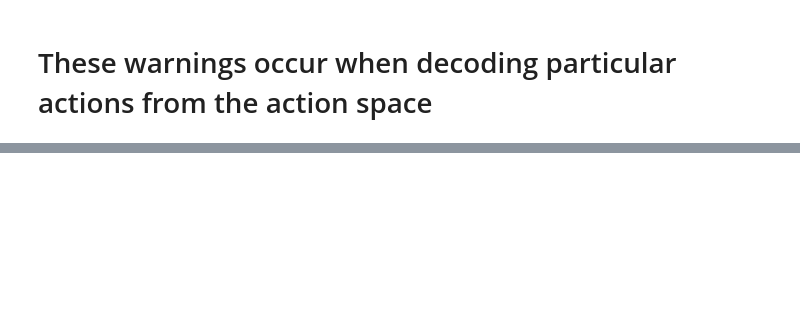
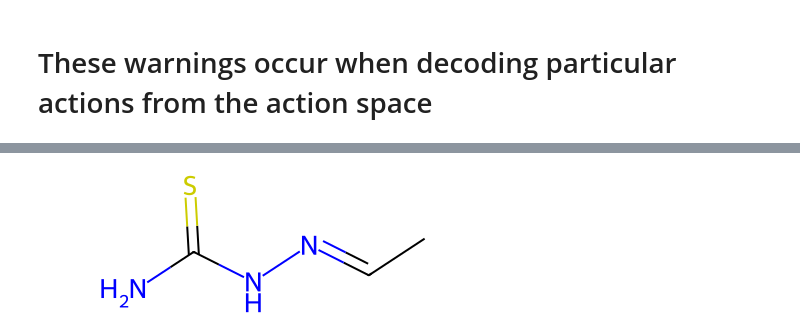
Before and after one commit to montrealrobotics/RL4Chem, a Jupyter notebook: notebooks/de_novo_generation.ipynb, the cells around one changed output, grey strips where cells are left out. Cells and saved outputs as stored; diff of their text form; code cells hidden in the pictures; blank space fills up the shorter version.

```diff
--- a/notebooks/de_novo_generation.ipynb
+++ b/notebooks/de_novo_generation.ipynb
@@ -149,0 +162,3 @@ env.grammar.decoder(env.action_space[3])
+# %%
+env.grammar.decoder('[:0ethane][C][:=1hydrazine][Ring1][C][Branch][N][pop][=S][pop][pop]')
+# %% [output]
@@ -149,0 +166 @@ env.grammar.decoder(env.action_space[3])
+[figure, added]
```
Also changed, not shown: parts of 5 cells of this notebook, 3 other files.
